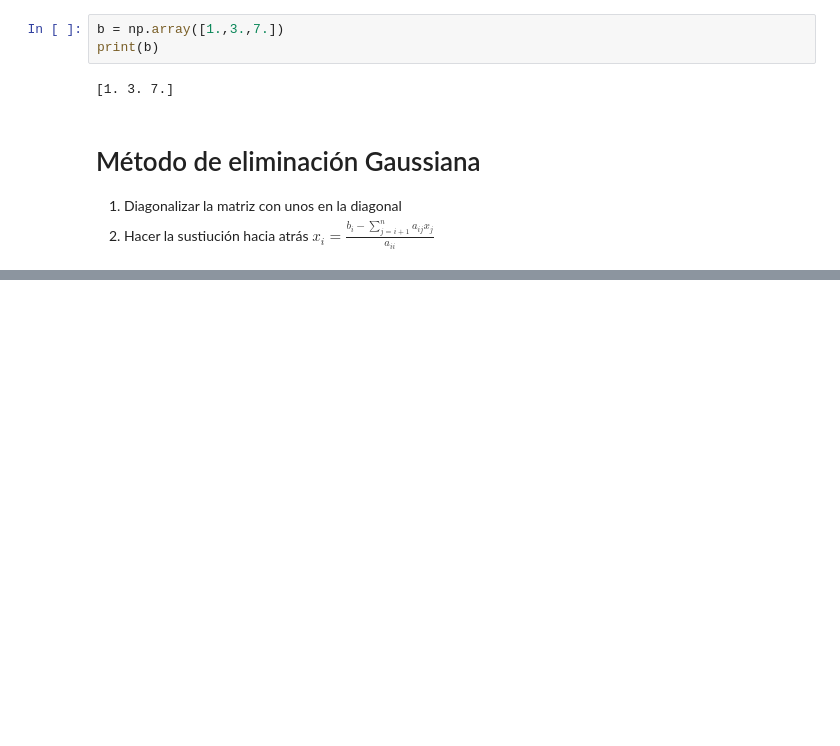
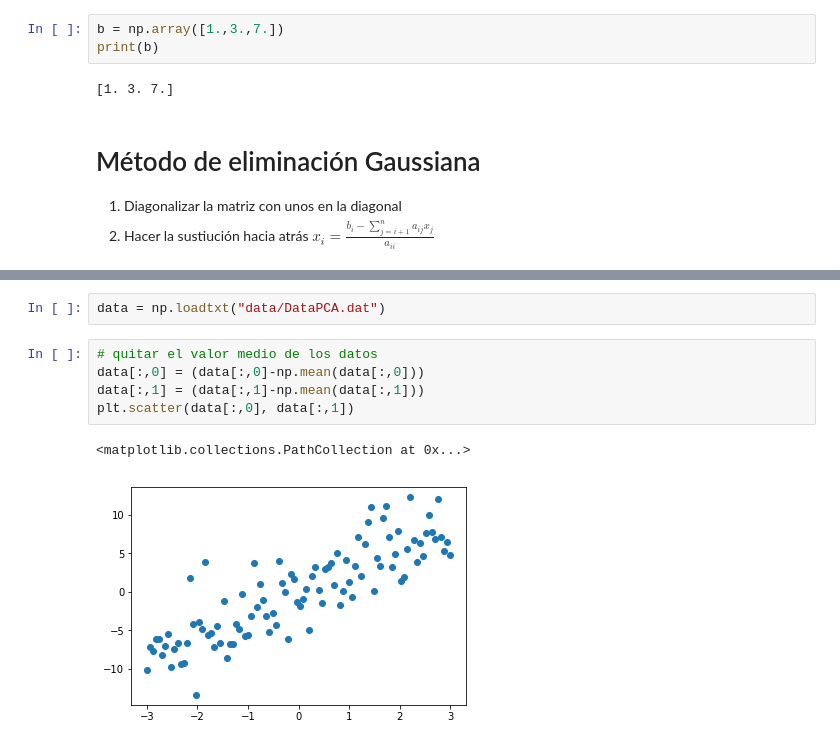
Before and after one commit to irecio/MetodoComputacionales, a Jupyter notebook: Week5/Lecture2.ipynb, the cells around one changed output, grey strips where cells are left out. Drawn from its saved outputs; the diff is of its cells as text; blank space fills up the shorter version.

```diff
--- a/Week5/Lecture2.ipynb
+++ b/Week5/Lecture2.ipynb
@@ -66,0 +126,10 @@ print(Xsol)
+# %%
+data = np.loadtxt("data/DataPCA.dat")
+# %%
+# quitar el valor medio de los datos
+data[:,0] = (data[:,0]-np.mean(data[:,0]))
+data[:,1] = (data[:,1]-np.mean(data[:,1]))
+plt.scatter(data[:,0], data[:,1])
+# %% [output]
+<matplotlib.collections.PathCollection at 0x...>
+[figure, added]
```
Also changed, not shown: parts of 43 cells of this notebook.
